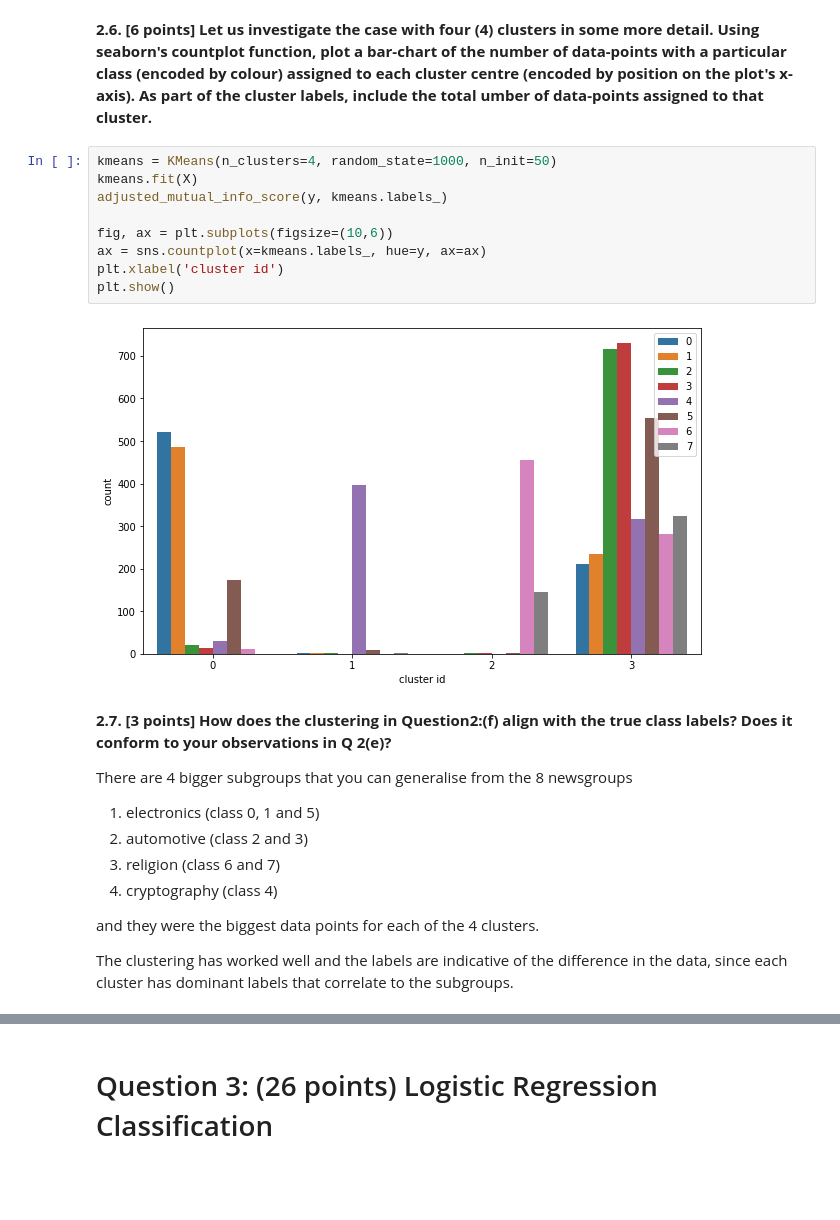
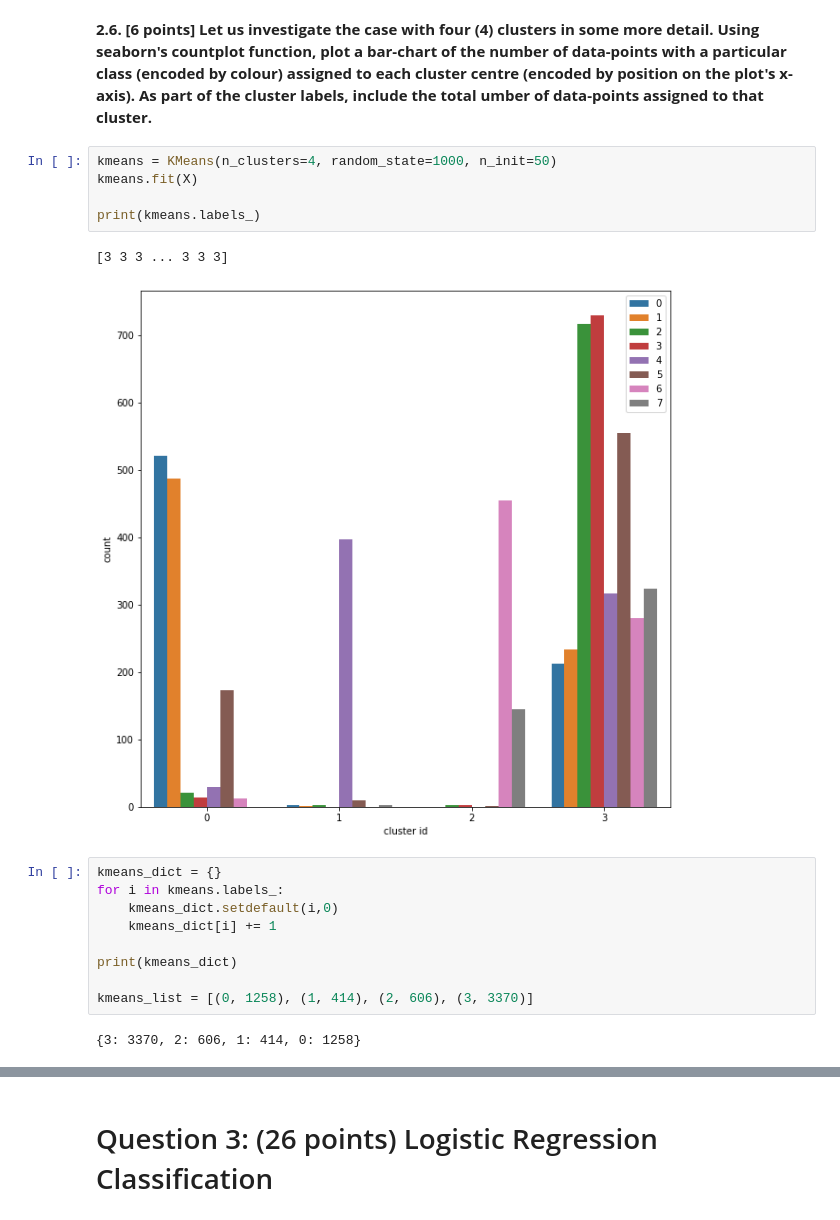
Before and after one commit to athiyadeviyani/Introductory-Applied-Machine-Learning, a Jupyter notebook: IAML_CW2.ipynb, the cells around one changed output, grey strips where cells are left out. Drawn from its saved outputs; the diff is of its cells as text; blank space fills up the shorter version.

```diff
--- a/IAML_CW2.ipynb
+++ b/IAML_CW2.ipynb
@@ -303,23 +340,19 @@ After that goes lower because of overfititng
 # %%
 kmeans = KMeans(n_clusters=4, random_state=1000, n_init=50)
 kmeans.fit(X)
-adjusted_mutual_info_score(y, kmeans.labels_)
 
-fig, ax = plt.subplots(figsize=(10,6))
-ax = sns.countplot(x=kmeans.labels_, hue=y, ax=ax)
-plt.xlabel('cluster id')
-plt.show()
+print(kmeans.labels_)
 # %% [output]
+[3 3 3 ... 3 3 3]
-[figure, old version]
+[figure, new version]
-# %% [markdown]
-**2.7. [3 points] How does the clustering in Question2:(f) align with the true class labels? Does it conform to your observations in Q 2(e)?**
-
-There are 4 bigger subgroups that you can generalise from the 8 newsgroups
-1. electronics (class 0, 1 and 5)
-2. automotive (class 2 and 3)
-3. religion (class 6 and 7)
-3. cryptography (class 4)
-
-and they were the biggest data points for each of the 4 clusters.
-
-The clustering has worked well and the labels are indicative of the difference in the data, since each cluster has dominant labels that correlate to the subgroups.
+# %%
+kmeans_dict = {}
+for i in kmeans.labels_:
+    kmeans_dict.setdefault(i,0)
+    kmeans_dict[i] += 1
+
+print(kmeans_dict)
+
+kmeans_list = [(0, 1258), (1, 414), (2, 606), (3, 3370)]
+# %% [output]
+{3: 3370, 2: 606, 1: 414, 0: 1258}
```
Also changed, not shown: parts of 85 cells of this notebook, 29 other files.
